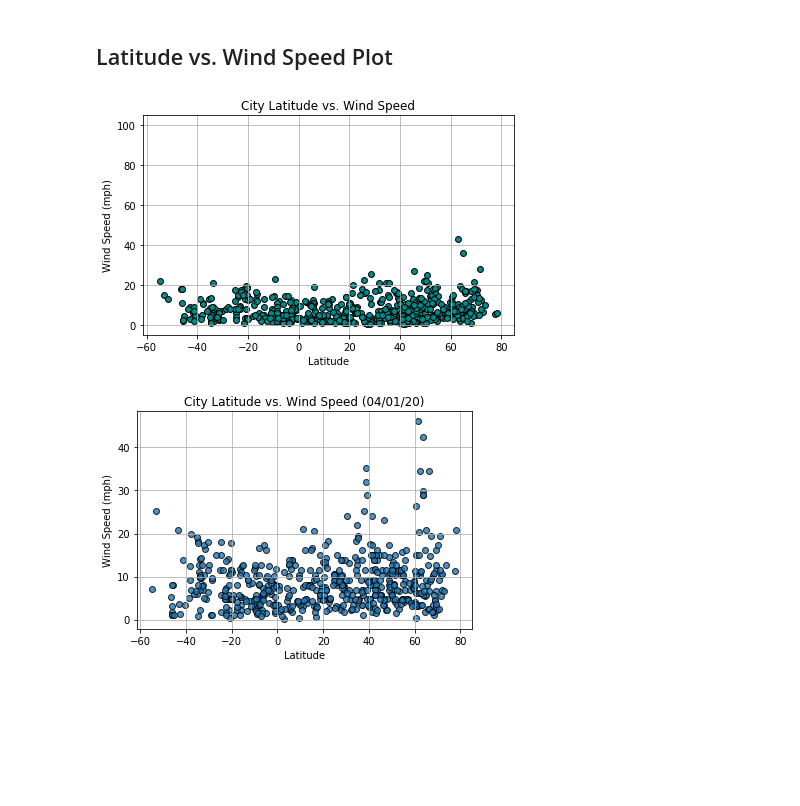
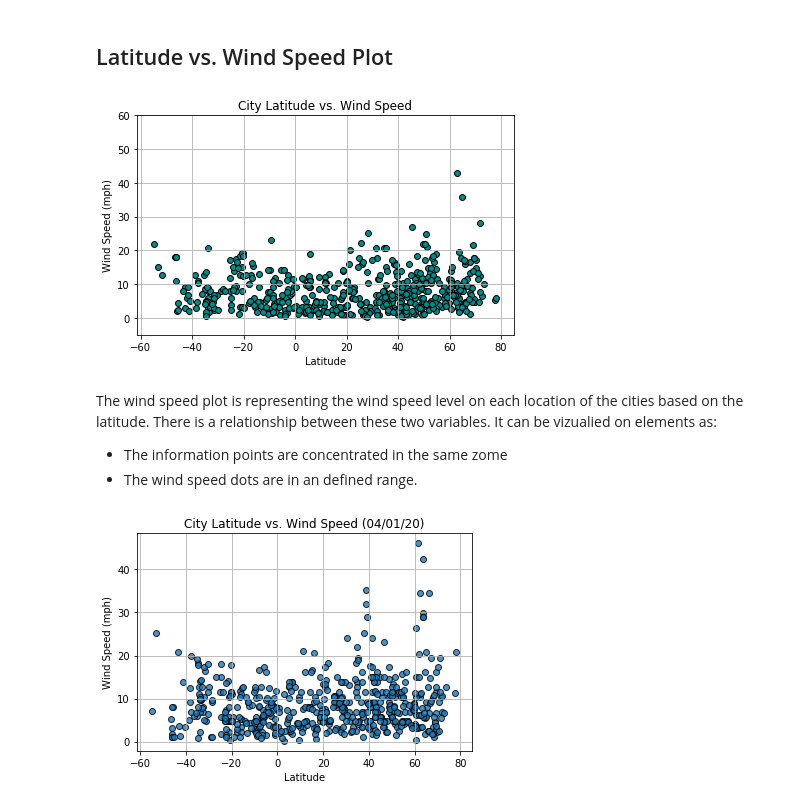
Before and after one commit to manuelamc14/api-demostrations, a Jupyter notebook: WeatherPy/WeatherPy.ipynb, the cells around one changed output. Cells and saved outputs as stored; diff of their text form; code cells hidden in the pictures; blank space fills up the shorter version.

```diff
--- a/WeatherPy/WeatherPy.ipynb
+++ b/WeatherPy/WeatherPy.ipynb
@@ -328,12 +332,16 @@ plt.tight_layout()
 # %%
 wind_plot = organized_cities_temperature_df.plot(kind='scatter', x="Lat", y="Wind Speed", marker="o", c="darkcyan", grid=True, s=35, edgecolor = "black")
 wind_plot.set_ylabel("Wind Speed (mph)")
 wind_plot.set_xlabel("Latitude")
 wind_plot.set_title("City Latitude vs. Wind Speed")
-plt.ylim(-5, 105)
+plt.ylim(-5, 60)
 plt.tight_layout()
 # %% [output]
-[figure, old version]
+[figure, new version]
+# %% [markdown]
+The wind speed plot is representing the wind speed level on each location of the cities based on the latitude. There is a relationship between these two variables. It can be vizualied on elements as:
+ - The information points are concentrated in the same zome
+ - The wind speed dots are in an defined range.
 # %%
 # %% [output]
 [figure]
```
Also changed, not shown: parts of 6 cells of this notebook.
